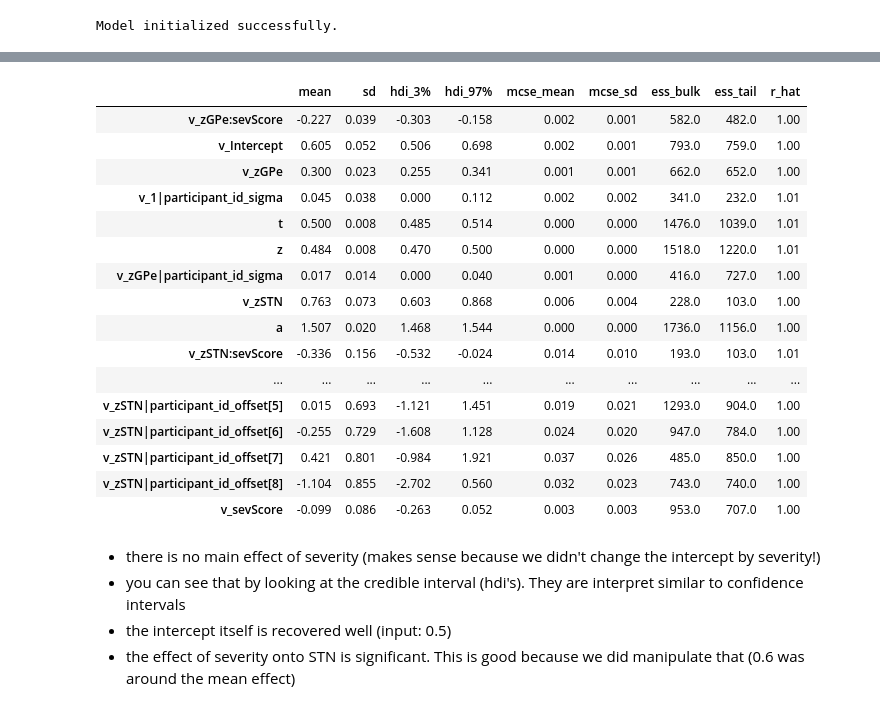
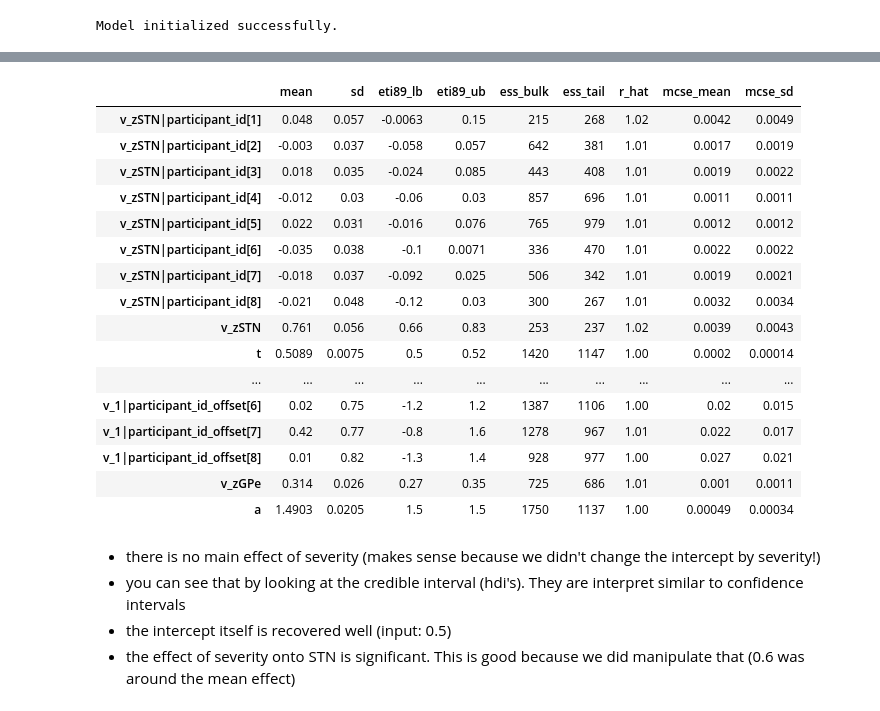
Before and after one commit to lnccbrown/HSSM, a Jupyter notebook: docs/tutorials/hssm_tutorial_workshop_1.ipynb, the cells around one changed output, grey strips where cells are left out. Cells and saved outputs as stored; diff of their text form; code cells hidden in the pictures.

```diff
--- a/docs/tutorials/hssm_tutorial_workshop_1.ipynb
+++ b/docs/tutorials/hssm_tutorial_workshop_1.ipynb
@@ -679,25 +633,25 @@ The rhat statistic is larger than 1.01 for some parameters. This indicates probl
 The effective sample size per chain is smaller than 100 for some parameters.  A higher number is needed for reliable rhat and ess computation. See https://arxiv.org/abs/1903.08008 for details
 # %%
 #### posterior statistics of non-centered model
-az.summary(model_reg_v_ex3_A1.traces)
+az.summary(samples_model_reg_v_ex3_A1)
 # %% [output]
-|  | mean | sd | hdi_3% | hdi_97% | mcse_mean | mcse_sd | ess_bulk | ess_tail | r_hat |
-| v_zGPe:sevScore | -0.227 | 0.039 | -0.303 | -0.158 | 0.002 | 0.001 | 582.0 | 482.0 | 1.00 |
-| v_Intercept | 0.605 | 0.052 | 0.506 | 0.698 | 0.002 | 0.001 | 793.0 | 759.0 | 1.00 |
-| v_zGPe | 0.300 | 0.023 | 0.255 | 0.341 | 0.001 | 0.001 | 662.0 | 652.0 | 1.00 |
-| v_1|participant_id_sigma | 0.045 | 0.038 | 0.000 | 0.112 | 0.002 | 0.002 | 341.0 | 232.0 | 1.01 |
-| t | 0.500 | 0.008 | 0.485 | 0.514 | 0.000 | 0.000 | 1476.0 | 1039.0 | 1.01 |
-| z | 0.484 | 0.008 | 0.470 | 0.500 | 0.000 | 0.000 | 1518.0 | 1220.0 | 1.01 |
-| v_zGPe|participant_id_sigma | 0.017 | 0.014 | 0.000 | 0.040 | 0.001 | 0.000 | 416.0 | 727.0 | 1.00 |
-| v_zSTN | 0.763 | 0.073 | 0.603 | 0.868 | 0.006 | 0.004 | 228.0 | 103.0 | 1.00 |
-| a | 1.507 | 0.020 | 1.468 | 1.544 | 0.000 | 0.000 | 1736.0 | 1156.0 | 1.00 |
-| v_zSTN:sevScore | -0.336 | 0.156 | -0.532 | -0.024 | 0.014 | 0.010 | 193.0 | 103.0 | 1.01 |
+|  | mean | sd | eti89_lb | eti89_ub | ess_bulk | ess_tail | r_hat | mcse_mean | mcse_sd |
+| v_zSTN|participant_id[1] | 0.048 | 0.057 | -0.0063 | 0.15 | 215 | 268 | 1.02 | 0.0042 | 0.0049 |
+| v_zSTN|participant_id[2] | -0.003 | 0.037 | -0.058 | 0.057 | 642 | 381 | 1.01 | 0.0017 | 0.0019 |
+| v_zSTN|participant_id[3] | 0.018 | 0.035 | -0.024 | 0.085 | 443 | 408 | 1.01 | 0.0019 | 0.0022 |
+| v_zSTN|participant_id[4] | -0.012 | 0.03 | -0.06 | 0.03 | 857 | 696 | 1.01 | 0.0011 | 0.0011 |
+| v_zSTN|participant_id[5] | 0.022 | 0.031 | -0.016 | 0.076 | 765 | 979 | 1.01 | 0.0012 | 0.0012 |
+| v_zSTN|participant_id[6] | -0.035 | 0.038 | -0.1 | 0.0071 | 336 | 470 | 1.01 | 0.0022 | 0.0022 |
+| v_zSTN|participant_id[7] | -0.018 | 0.037 | -0.092 | 0.025 | 506 | 342 | 1.01 | 0.0019 | 0.0021 |
+| v_zSTN|participant_id[8] | -0.021 | 0.048 | -0.12 | 0.03 | 300 | 267 | 1.01 | 0.0032 | 0.0034 |
+| v_zSTN | 0.761 | 0.056 | 0.66 | 0.83 | 253 | 237 | 1.02 | 0.0039 | 0.0043 |
+| t | 0.5089 | 0.0075 | 0.5 | 0.52 | 1420 | 1147 | 1.00 | 0.0002 | 0.00014 |
 | ... | ... | ... | ... | ... | ... | ... | ... | ... | ... |
-| v_zSTN|participant_id_offset[5] | 0.015 | 0.693 | -1.121 | 1.451 | 0.019 | 0.021 | 1293.0 | 904.0 | 1.00 |
-| v_zSTN|participant_id_offset[6] | -0.255 | 0.729 | -1.608 | 1.128 | 0.024 | 0.020 | 947.0 | 784.0 | 1.00 |
-| v_zSTN|participant_id_offset[7] | 0.421 | 0.801 | -0.984 | 1.921 | 0.037 | 0.026 | 485.0 | 850.0 | 1.00 |
-| v_zSTN|participant_id_offset[8] | -1.104 | 0.855 | -2.702 | 0.560 | 0.032 | 0.023 | 743.0 | 740.0 | 1.00 |
-| v_sevScore | -0.099 | 0.086 | -0.263 | 0.052 | 0.003 | 0.003 | 953.0 | 707.0 | 1.00 |
+| v_1|participant_id_offset[6] | 0.02 | 0.75 | -1.2 | 1.2 | 1387 | 1106 | 1.00 | 0.02 | 0.015 |
+| v_1|participant_id_offset[7] | 0.42 | 0.77 | -0.8 | 1.6 | 1278 | 967 | 1.01 | 0.022 | 0.017 |
+| v_1|participant_id_offset[8] | 0.01 | 0.82 | -1.3 | 1.4 | 928 | 977 | 1.00 | 0.027 | 0.021 |
+| v_zGPe | 0.314 | 0.026 | 0.27 | 0.35 | 725 | 686 | 1.01 | 0.001 | 0.0011 |
+| a | 1.4903 | 0.0205 | 1.5 | 1.5 | 1750 | 1137 | 1.00 | 0.00049 | 0.00034 |
 # %% [markdown]
 - there is no main effect of severity (makes sense because we didn't change the intercept by severity!)
 - you can see that by looking at the credible interval (hdi's). They are interpret similar to confidence intervals
```
Also changed, not shown: parts of 27 cells of this notebook, 1 other file.
